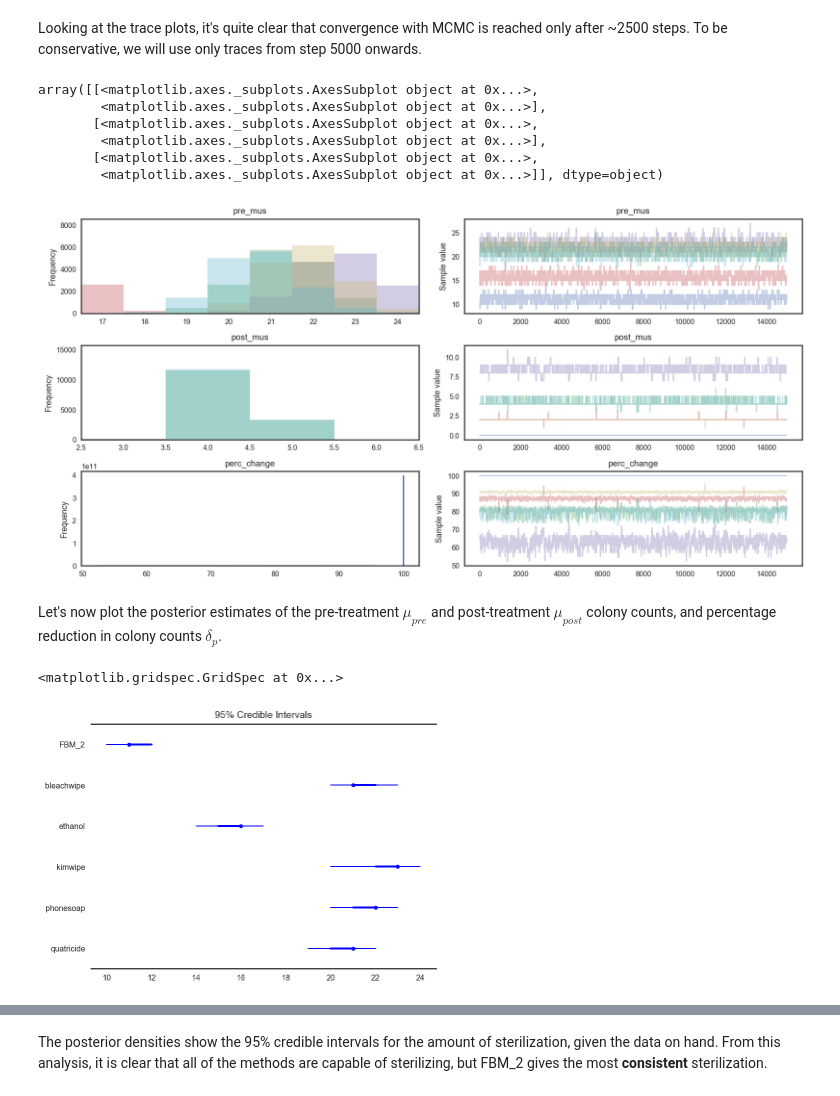
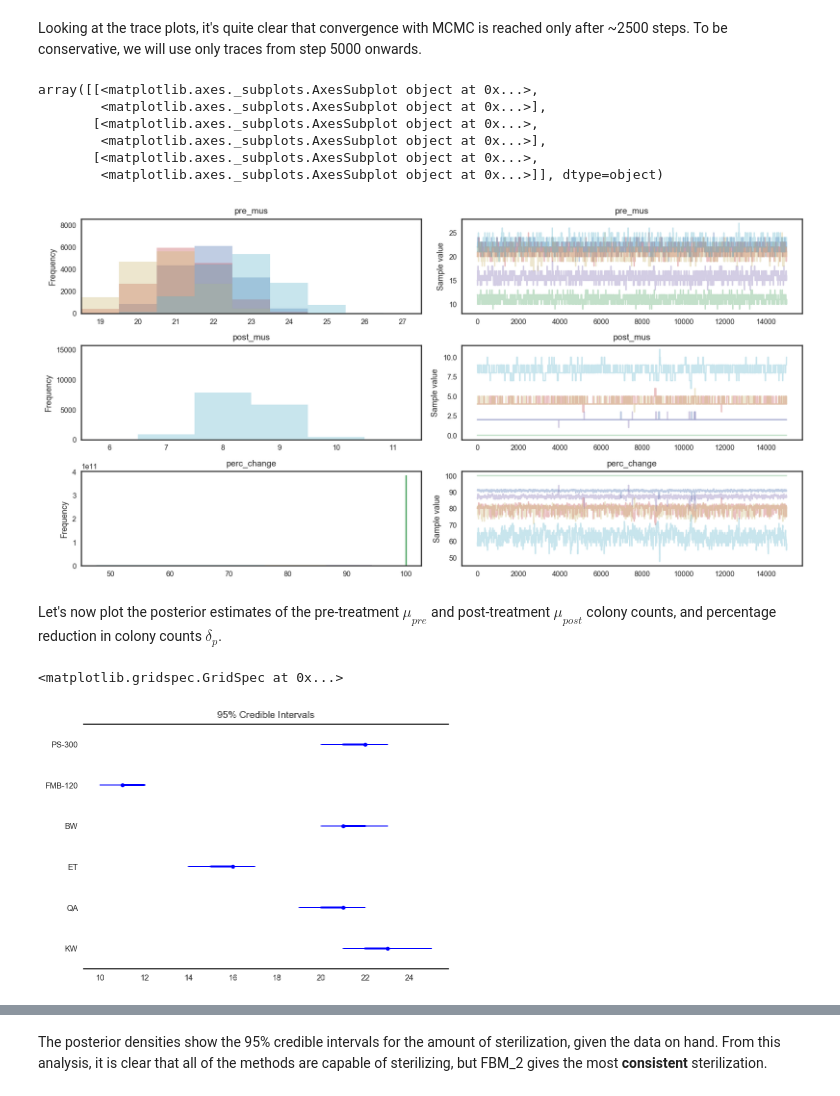
Before and after one commit to afcarl/mia-stats, a Jupyter notebook: sterilization/sterilization.ipynb, the cells around one changed output, grey strips where cells are left out. Drawn from its saved outputs; the diff is of its cells as text; code cells hidden in the pictures.

Commit message:
re-ordered plots

```diff
--- a/sterilization/sterilization.ipynb
+++ b/sterilization/sterilization.ipynb
@@ -72,3 +83,12 @@ Mia's data involves a number of rows where zeroes are divided by other zeroes in
 Colonies are discrete count data. We can probably use a Poisson likelihood for `colonies_pre` and `colonies_post` in a Bayesian framework, and then use that to estimate the reduction percentage with uncertainty. In doing so, there's no need to worry about p-values and the likes.
 # %%
 from sklearn.preprocessing import LabelEncoder
+# %%
+renamed_treatments = dict()
+renamed_treatments['FBM_2'] = 'FMB-120'
+renamed_treatments['bleachwipe'] = 'BW'
+renamed_treatments['ethanol'] = 'ET'
+renamed_treatments['kimwipe'] = 'KW'
+renamed_treatments['phonesoap'] = 'PS-300'
+renamed_treatments['quatricide'] = 'QA'
+renamed_treatments
@@ -76,9 +103,24 @@ from sklearn.preprocessing import LabelEncoder
 # Reload the data one more time.
 data = pd.read_csv('smartphone_sanitization_manuscript.csv', na_values=['#DIV/0!'])
 del data['perc_reduction colonies']
+
+# Exclude cellblaster data
 data = data[data['treatment'] != 'CB30']
 data = data[data['treatment'] != 'cellblaster']
+
+# Rename treatments
+data['treatment'] = data['treatment'].apply(lambda x: renamed_treatments[x])
+
+# Sort the data according to the treatments.
+treatment_order = ['PS-300', 'FMB-120', 'BW', 'ET', 'QA', 'KW']
+data['treatment'] = data['treatment'].astype('category')
+data['treatment'].cat.set_categories(treatment_order, inplace=True)
+data = data.sort_values(['treatment']).reset_index(drop=True)
+
+# Encode the treatment index.
+data['treatment_idx'] = data['treatment'].apply(lambda x: treatment_order.index(x))
 data['perc_change_colonies'] = (data['colonies_post'] - data['colonies_pre']) / data['colonies_pre']
-data.head()
-print(data.shape)
+
+# View the first 5 rows.
+data.head(5)
 # %% [output]
@@ -86,7 +133,3 @@ print(data.shape)
-# %%
-# Encode the treatment indices.
-le = LabelEncoder()
-data['treatment_idx'] = le.fit_transform(data['treatment'])
 # %% [markdown]
 Because we are modelling the count data using a Poisson distribution, we need a non-informative prior to be placed on the Poisson rate parameter $\mu_{pre}$ and $\mu_{post}$. Because we are dealing with discrete count data, we will use the Discrete Uniform prior, with a wide range from 0 to 1000, for each of the pre- and post-treatment colony counts.
 
@@ -98,11 +141,11 @@ Negative values indicate increase in colony counts, positive values indicate red
 # %%
 with pm.Model() as model:
 
-    mu_pre = pm.DiscreteUniform('pre_mus', lower=0, upper=1000, shape=len(le.classes_))
+    mu_pre = pm.DiscreteUniform('pre_mus', lower=0, upper=1000, shape=len(treatment_order))
     pre_mus = mu_pre[data['treatment_idx']]
     pre_counts = pm.Poisson('pre_counts', mu=pre_mus, observed=data['colonies_pre'])
 
-    mu_post = pm.DiscreteUniform('post_mus', lower=0, upper=1000, shape=len(le.classes_))
+    mu_post = pm.DiscreteUniform('post_mus', lower=0, upper=1000, shape=len(treatment_order))
     post_mus = mu_post[data['treatment_idx']]
     post_counts = pm.Poisson('post_counts', mu=post_mus, observed=data['colonies_post'])
 
@@ -136,14 +179,14 @@ array([[<matplotlib.axes._subplots.AxesSubplot object at 0x...>,
         <matplotlib.axes._subplots.AxesSubplot object at 0x...>],
        [<matplotlib.axes._subplots.AxesSubplot object at 0x...>,
         <matplotlib.axes._subplots.AxesSubplot object at 0x...>]], dtype=object)
-[figure, old version]
+[figure, new version]
 # %% [markdown]
 Let's now plot the posterior estimates of the pre-treatment $\mu_{pre}$ and post-treatment $\mu_{post}$ colony counts, and percentage reduction in colony counts $\delta_{p}$.
 # %%
 # Plot pre-treatment
-pm.forestplot(trace[cutoff:], varnames=['pre_mus'], ylabels=le.classes_)
+pm.forestplot(trace[cutoff:], varnames=['pre_mus'], ylabels=treatment_order)
 # %% [output]
 <matplotlib.gridspec.GridSpec at 0x...>
-[figure, old version]
+[figure, new version]
 # %%
 # Plot post-treatment
```
Also changed, not shown: parts of 6 cells of this notebook, 1 other file.
